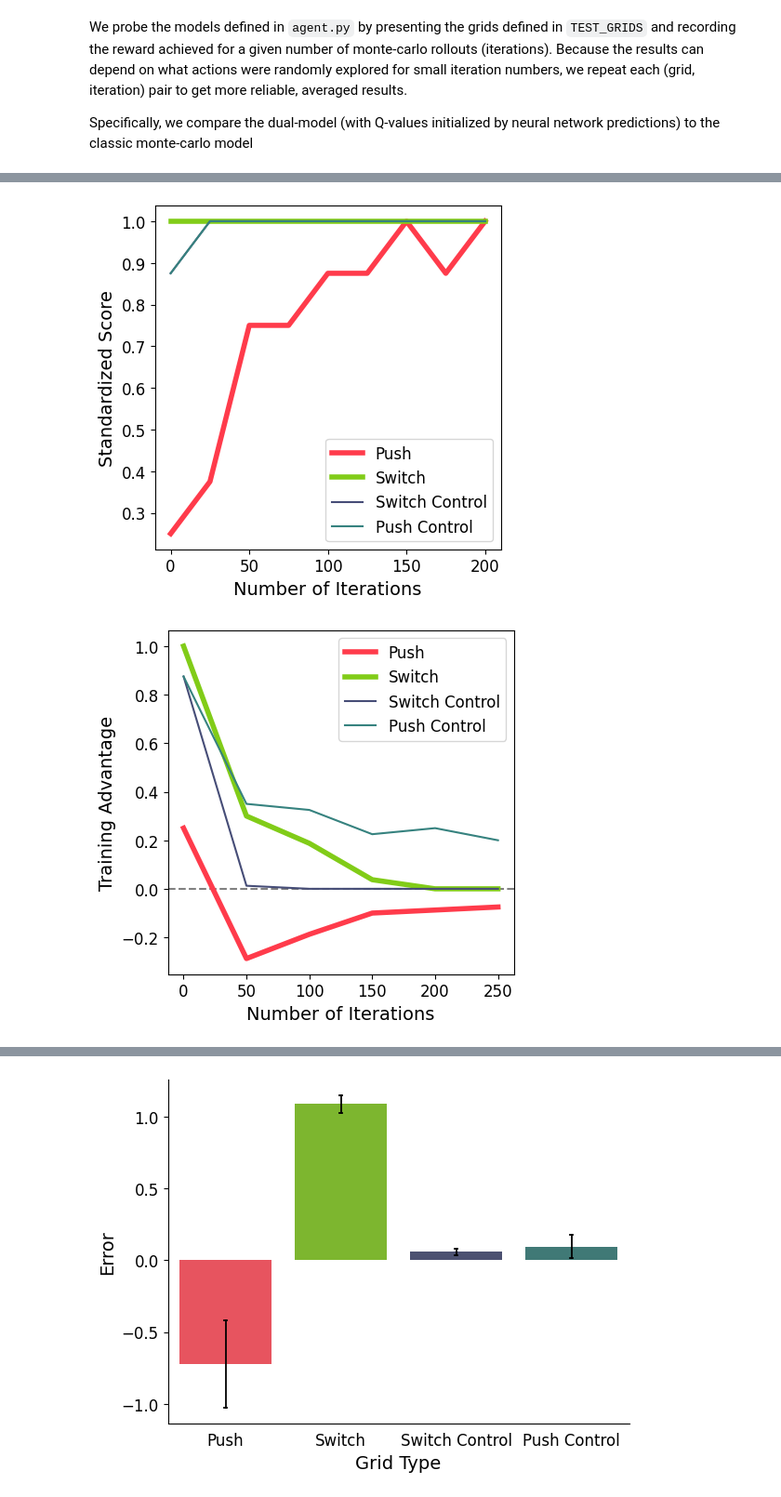
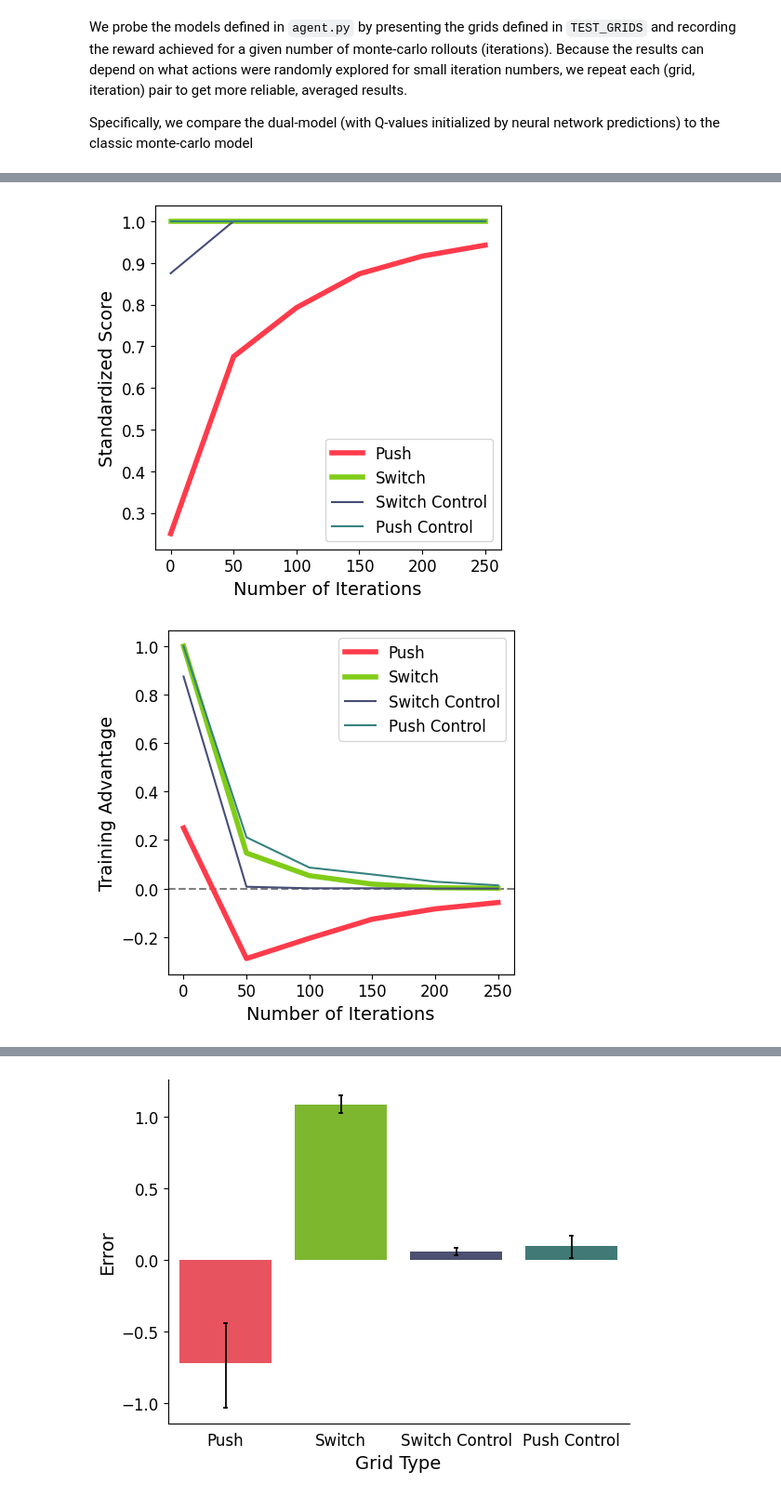
Before and after one commit to Alice2hang/RL_trolley_puzzles, a Jupyter notebook: dual_model/src/dual_model_analysis.ipynb, the cells around one changed output, grey strips where cells are left out. Shown: that part at 93% size. Cells and saved outputs as stored; diff of their text form; code cells hidden in the pictures.

```diff
--- a/dual_model/src/dual_model_analysis.ipynb
+++ b/dual_model/src/dual_model_analysis.ipynb
@@ -32,7 +33,7 @@ with open('/Users/hartleylabadmin/code/HartleyLab/dual_rl_final/web_experiments/
 The following example shows how to use the Agent to solve a given test grid.
 # %%
 agent=Agent()
-grid = Grid(init_pos=TEST_GRIDS[103])
+grid = Grid(init_pos=TEST_GRIDS[108])
 
 # Running dual model with 10000 monte-carlo iterations on test grid
 Q = agent.mc_first_visit_control(grid, iters=10000, nn_init=True)
@@ -59,15 +60,16 @@ neural net loaded
 We probe the models defined in `agent.py` by presenting the grids defined in `TEST_GRIDS` and recording the reward achieved for a given number of monte-carlo rollouts (iterations). Because the results can depend on what actions were randomly explored for small iteration numbers, we repeat each (grid, iteration) pair to get more reliable, averaged results.
 
 Specifically, we compare the dual-model (with Q-values initialized by neural network predictions) to the classic monte-carlo model
+# %%
+ITERS = [0,50,100,150,200,250]
+REPEATS = 100 #number of times to redo the iteration for consistency
 # %%
-ITERS = [0,50,100,150,200,250]
-REPEATS = 10 #number of times to redo the iteration for consistency
-
+# Code used to simulate dual and MC agent runs over different number of iterations and save data to pickle
+"""
 agent = Agent()
 dual_scores = defaultdict(list) # maps gridnum to array of dual-model scores (averaged) for all iteration numbers in ITERS
 mc_scores = defaultdict(list) # maps gridnum to array of monte-carlo scores (averaged) for all iteration numbers in ITERS
 for i in ITERS:
-    print(i)
     for gridnum, grid in TEST_GRIDS.items():
         best_reward = grid['best_reward']
         dual_score = 0
@@ -86,6 +88,11 @@ for i in ITERS:
         mc_avg = mc_score/REPEATS
         dual_scores[gridnum].append(dual_avg)
         mc_scores[gridnum].append(mc_avg)
+
+with open('model_sim_data.p', 'wb') as fp:
+    pickle.dump({'dual':dual_scores,'mc':mc_scores}, fp, protocol=pickle.HIGHEST_PROTOCOL)
+
+"""
 # %% [output]
 0
 neural net loaded
@@ -107,3 +104,8 @@ neural net loaded
+# %%
+with open('model_sim_data.p', 'rb') as fp:
+    data = pickle.load(fp)
+    dual_scores = data['dual']
+    mc_scores = data['mc']
 # %%
 # Collapses dual_scores and mc_scores by grid type (push-sacrifice, switch-sacrifice, push-get, switch-save)
 
@@ -154,40 +161,29 @@ plt.xticks(fontsize=12)
 plt.legend(fontsize=12)
 plt.show()
 # %% [output]
-[figure, old version]
+[figure, new version]
 # %%
 # Graphs difference between dual model and monte-carlo model for each grid type and varying iterations
-
 grid_score_diff = defaultdict(list)
-
-for grid in TEST_GRIDS.keys():
-    difference = []
-    zip_obj = zip(dual_scores[grid], mc_scores[grid])
-    for dual_score, mc_score in zip_obj:
-        difference.append(dual_score - mc_score)
-    grid_score_diff[grid//100*100].append(difference)
-
-for grid_type,diff in grid_score_diff.items():
-    diff = np.array(diff)
-    size = diff.shape[0]
-    grid_score_diff[grid_type] = np.sum(diff,axis=0)/size
+for k,v in dual_type_dict.items():
+    grid_score_diff[k] = dual_type_dict[k] - mc_type_dict[k]
 
 w, h = figaspect(1)
 fig, ax = plt.subplots(figsize=(w,h))
 plt.axhline(y=0, color='grey', linestyle='--')
 plt.plot(ITERS, grid_score_diff[100], label='Push', color="#FF3B4B", linewidth=4)
 plt.plot(ITERS, grid_score_diff[200], label='Switch', color="#81CC18", linewidth=4)
 plt.plot(ITERS, grid_score_diff[300], label='Switch Control', color="#464D77")
 plt.plot(ITERS, grid_score_diff[400], label='Push Control', color="#36827F")
 plt.legend()
 plt.xlabel("Number of Iterations", fontsize=14)
 plt.ylabel("Training Advantage", fontsize=14)
 plt.yticks(fontsize=12)
 plt.xticks(fontsize=12)
 plt.legend(fontsize=12)
 plt.show()
 # %% [output]
-[figure, old version]
+[figure, new version]
 # %%
 # Graph difference between dual model and monte-carlo moodel for for a given test grid (to explore finer grained differences)
 
```
Also changed, not shown: parts of 5 cells of this notebook, 17 other files.
